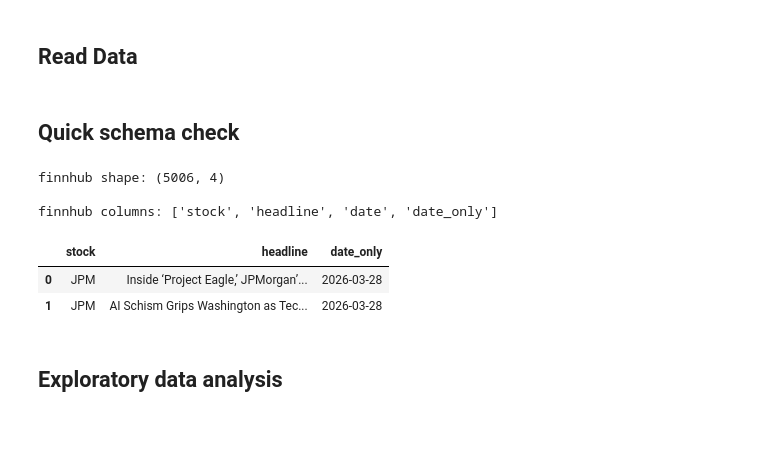
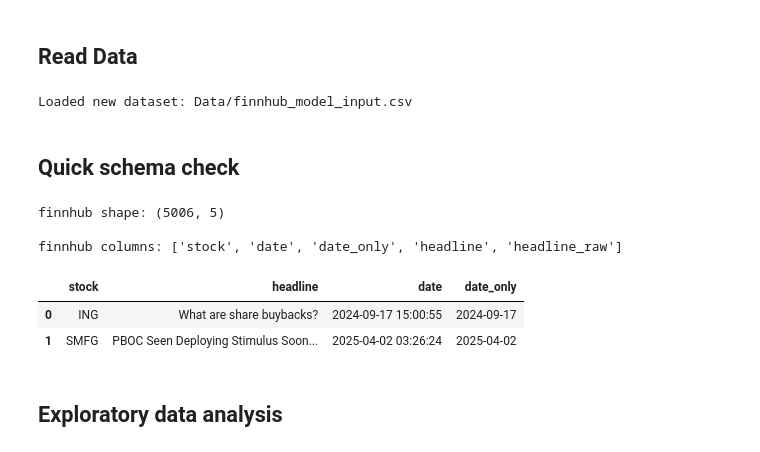
Before and after one commit to Giankess/master-thesis, a Jupyter notebook: Code/Data Exploration.ipynb, the cells around one changed output. Cells and saved outputs as stored; diff of their text form; code cells hidden in the pictures.

```diff
--- a/Code/Data Exploration.ipynb
+++ b/Code/Data Exploration.ipynb
@@ -10,20 +10,27 @@ import re
 # %% [markdown]
 ## Read Data
 # %%
-finnhub_data = pd.read_csv('Data/finnhub_clean.csv')
+finnhub_data = pd.read_csv('Data/finnhub_model_input.csv')
+finnhub_data['date'] = pd.to_datetime(finnhub_data['date'], errors='coerce')
+if 'date_only' not in finnhub_data.columns:
+    finnhub_data['date_only'] = finnhub_data['date'].dt.date
+
+print('Loaded new dataset: Data/finnhub_model_input.csv')
+# %% [output]
+Loaded new dataset: Data/finnhub_model_input.csv
 # %% [markdown]
 ## Quick schema check
 # %%
 print('finnhub shape:', finnhub_data.shape)
 print('\nfinnhub columns:', list(finnhub_data.columns))
-display(finnhub_data[['stock', 'headline', 'date_only']].head(2))
+display(finnhub_data[['stock', 'headline', 'date', 'date_only']].head(2))
 # %% [output]
-finnhub shape: (5006, 4)
+finnhub shape: (5006, 5)
 
-finnhub columns: ['stock', 'headline', 'date', 'date_only']
+finnhub columns: ['stock', 'date', 'date_only', 'headline', 'headline_raw']
-|  | stock | headline | date_only |
-| 0 | JPM | Inside ‘Project Eagle,’ JPMorgan’... | 2026-03-28 |
-| 1 | JPM | AI Schism Grips Washington as Tec... | 2026-03-28 |
+|  | stock | headline | date | date_only |
+| 0 | ING | What are share buybacks? | 2024-09-17 15:00:55 | 2024-09-17 |
+| 1 | SMFG | PBOC Seen Deploying Stimulus Soon... | 2025-04-02 03:26:24 | 2025-04-02 |
 # %% [markdown]
 ## Exploratory data analysis
 # %%
```
Also changed, not shown: parts of 2 cells of this notebook, 5 other files.
